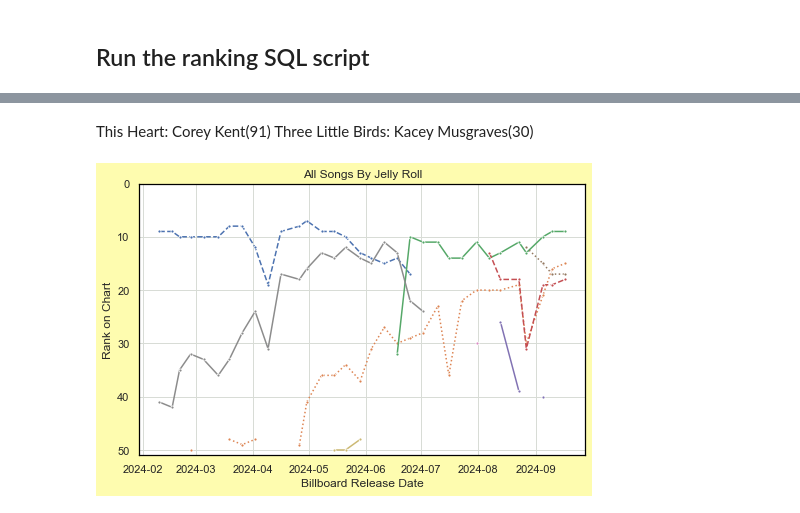
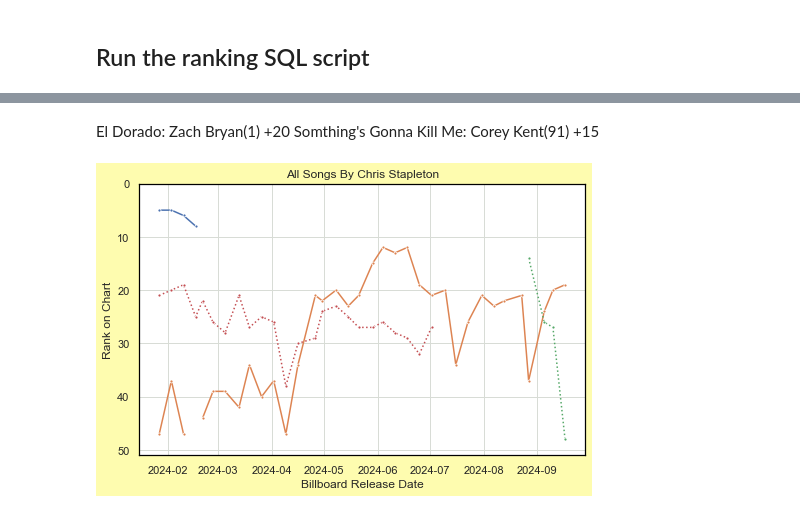
Before and after one commit to jwmanahan/billboard, a Jupyter notebook: add_new_week.ipynb, the cells around one changed output, grey strips where cells are left out. Saved outputs shown, nothing was run; the diff lists cells and outputs as text; code cells hidden in the pictures.

```diff
--- a/add_new_week.ipynb
+++ b/add_new_week.ipynb
@@ -590,43 +648,43 @@ Kacey Musgraves    2
 Name: song_id, dtype: int64
 # %% [markdown]
-This Heart: Corey Kent(91)
-Three Little Birds: Kacey Musgraves(30)
+El Dorado: Zach Bryan(1) +20
+Somthing's Gonna Kill Me: Corey Kent(91) +15
 # %%
 # For now, manual artist name selection
 # TODO: Create charts for every artist on this week's chart at once
-artist_name = 'Jelly Roll' # TODO: use artist ID, but label with artist_name
+artist_name = 'Chris Stapleton' # TODO: use artist ID, but label with artist_name
 
 df_weeks_this_artist = df_weeks_for_artist.query(
     f"artist_name == '{artist_name}'"
 )
 
 sns.color_palette('Paired') # TOFIX
 for _, row in df_weeks_this_artist.pivot( # TODO no pivot to support legend in char 'song_name'
     index = 'song_id'
     , columns = 'billboard_observation_date' #TODO: weeks ago
     , values = 'billboard_rank'
 ).fillna(
     np.inf # suppresses only if a different song is on the chart that week
 ).iterrows():
     graph = sns.lineplot(
         data = row
         , linestyle = credit_type_to_linestyle[
             df_weeks_this_artist[
                 df_weeks_this_artist['song_id'] == row.name
             ].groupby('relationship_type').count().iloc[0].name
         ]
         , marker = '.'
     )
 
 graph.set(
     title = f'All Songs By {artist_name}'
     , xlabel = 'Billboard Release Date' # Really observation date (for now)
     , ylabel = 'Rank on Chart'
     , ylim = [0, 51]
 ) # TODO suppress vertical gridlines
 graph.axes.invert_yaxis()
 # %% [output]
-[figure, old version]
+[figure, new version]
 # %%
 with duckdb.connect('raw_db.duckdb') as conn:
     print(conn.sql(
```
Also changed, not shown: parts of 36 cells of this notebook, 5 other files.
